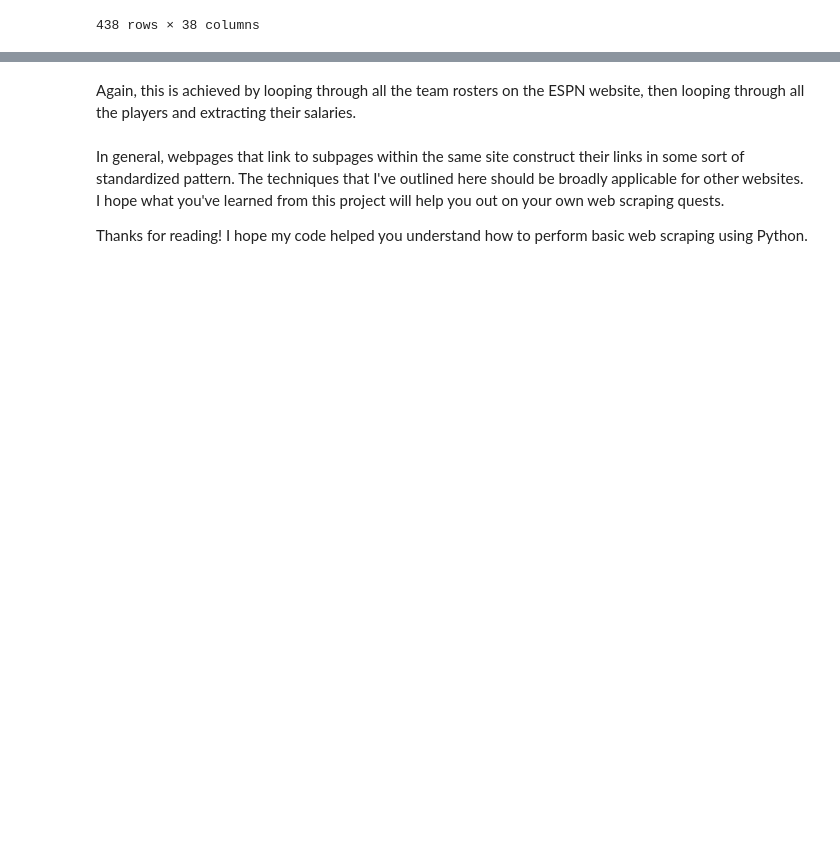
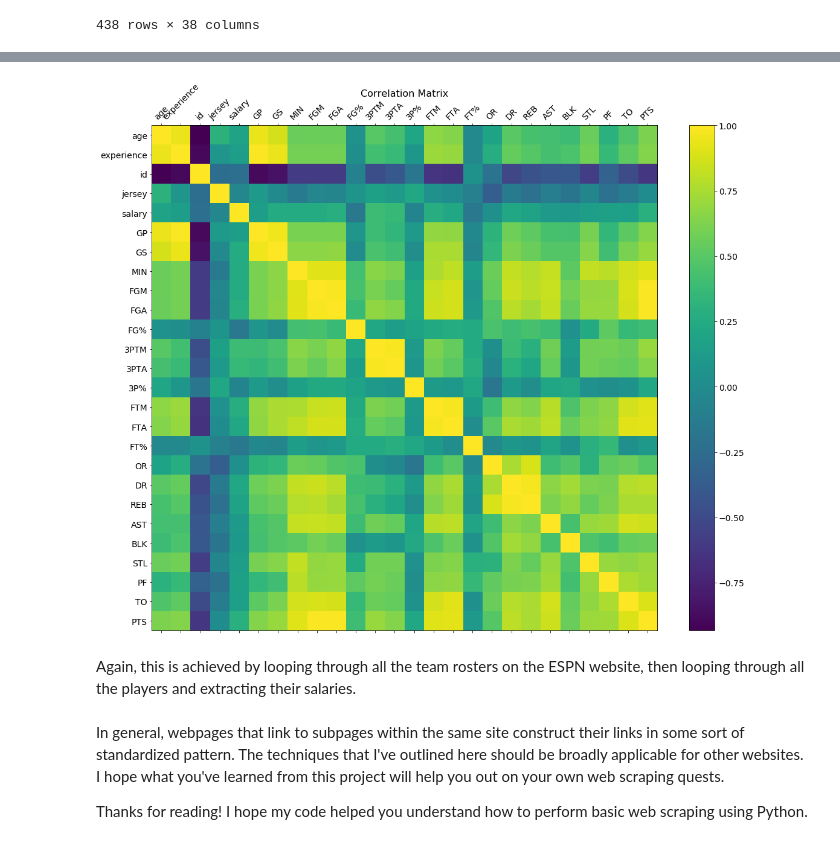
Before and after one commit to erilu/web-scraping-NBA-statistics, a Jupyter notebook: scrape-nba-salaries-notebook.ipynb, the cells around one changed output, grey strips where cells are left out. Saved outputs shown, nothing was run; the diff lists cells and outputs as text; code cells hidden in the pictures; blank space fills up the shorter version.

Commit message:
calculate correlations, change salary to numeric

```diff
--- a/scrape-nba-salaries-notebook.ipynb
+++ b/scrape-nba-salaries-notebook.ipynb
@@ -423,3 +464,15 @@ test = all_stats_df['salary'].values
+# %%
+import matplotlib.pyplot as plt
+
+f = plt.figure(figsize=(19, 15))
+plt.matshow(mean_df.corr(), fignum=f.number)
+plt.xticks(range(mean_df.shape[1]), mean_df.columns, fontsize=14, rotation=45)
+plt.yticks(range(mean_df.shape[1]), mean_df.columns, fontsize=14)
+cb = plt.colorbar()
+cb.ax.tick_params(labelsize=14)
+plt.title('Correlation Matrix', fontsize=16);
+# %% [output]
+[figure, added]
 # %% [markdown]
 Again, this is achieved by looping through all the team rosters on the ESPN website, then looping through all the players and extracting their salaries.
 # %% [markdown]
```
Also changed, not shown: parts of 8 cells of this notebook.
